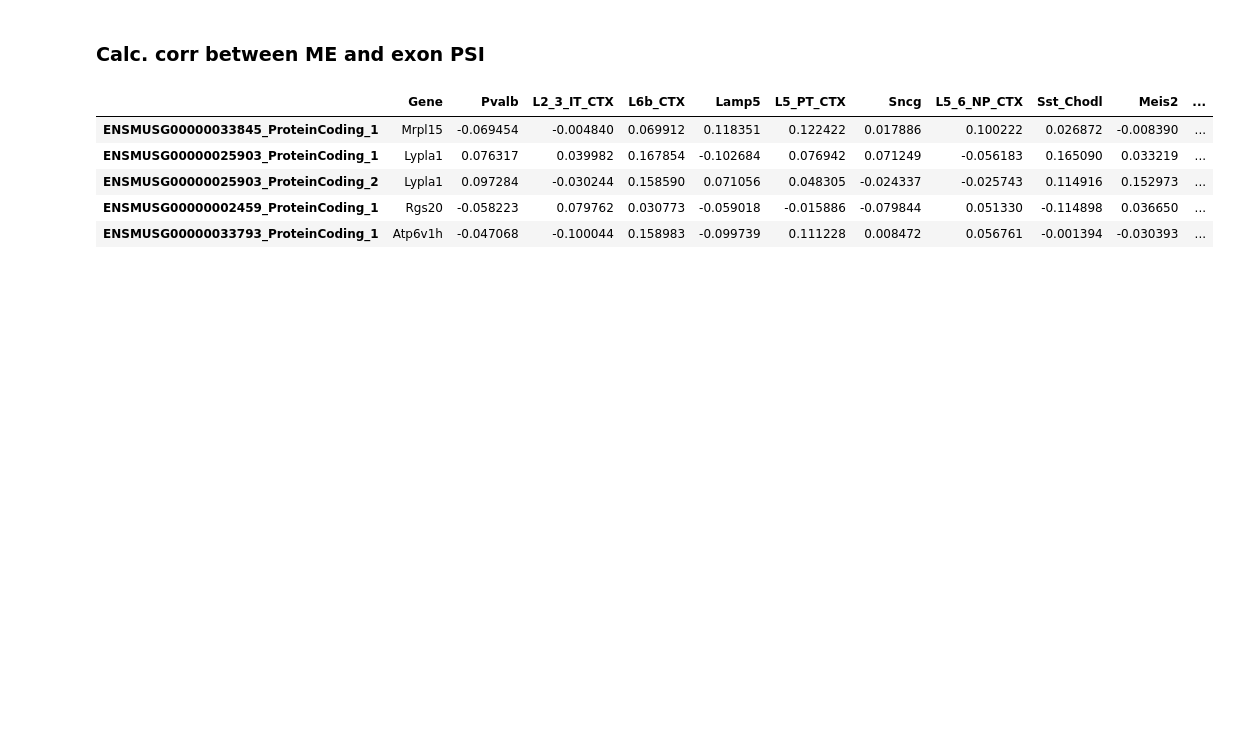
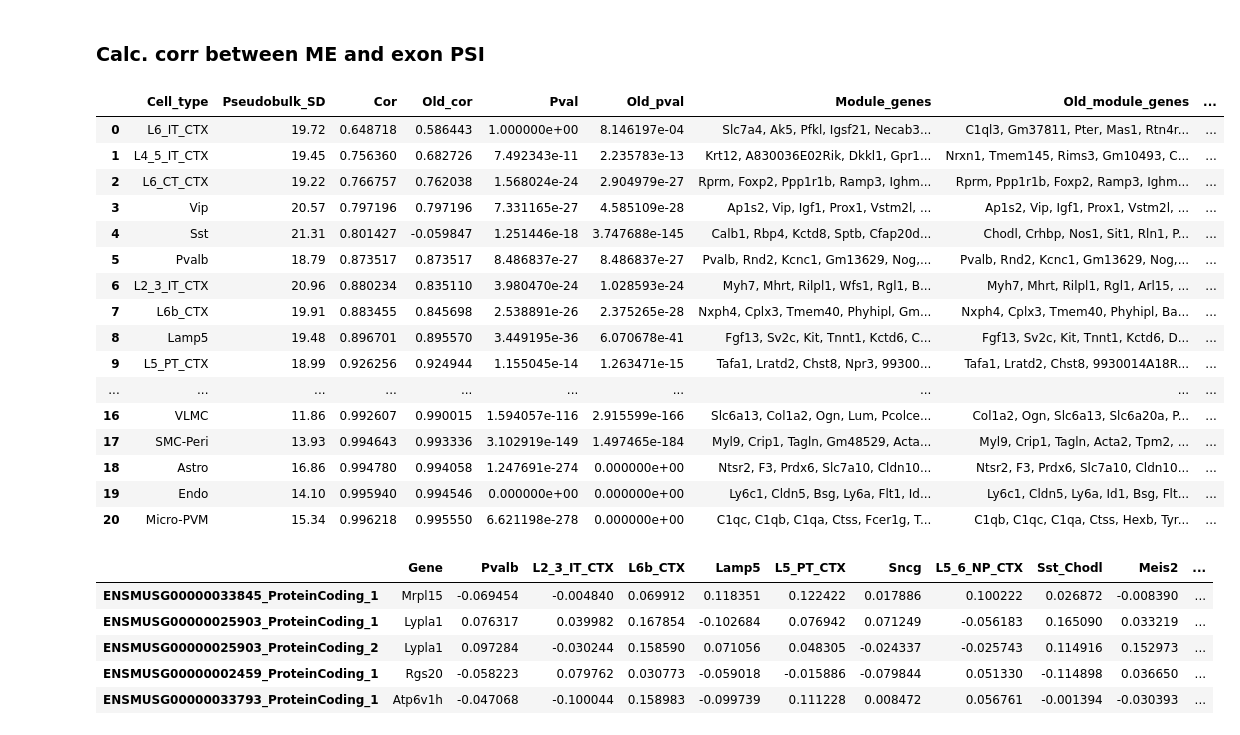
Before and after one commit to reliscu/pseudobulk_splicing_yao_2021_ACA_MOp_VISp, a Jupyter notebook: 10_calc_PSI_vs_ME_corr.ipynb, the cells around one changed output. Cells and saved outputs as stored; diff of their text form; code cells hidden in the pictures; blank space fills up the shorter version.

```diff
--- a/10_calc_PSI_vs_ME_corr.ipynb
+++ b/10_calc_PSI_vs_ME_corr.ipynb
@@ -53,6 +57,26 @@ psi_anno
 
 mask = ~(top_qval_mods_df['Old_cor'] < .8)
 top_qval_mods_df = top_qval_mods_df.loc[mask, :]
+# %%
+top_qval_mods_df
+# %% [output]
+|  | Cell_type | Pseudobulk_SD | Cor | Old_cor | Pval | Old_pval | Module_genes | Old_module_genes | ... |
+| 0 | L6_IT_CTX | 19.72 | 0.648718 | 0.586443 | 1.000000e+00 | 8.146197e-04 | Slc7a4, Ak5, Pfkl, Igsf21, Necab3... | C1ql3, Gm37811, Pter, Mas1, Rtn4r... | ... |
+| 1 | L4_5_IT_CTX | 19.45 | 0.756360 | 0.682726 | 7.492343e-11 | 2.235783e-13 | Krt12, A830036E02Rik, Dkkl1, Gpr1... | Nrxn1, Tmem145, Rims3, Gm10493, C... | ... |
+| 2 | L6_CT_CTX | 19.22 | 0.766757 | 0.762038 | 1.568024e-24 | 2.904979e-27 | Rprm, Foxp2, Ppp1r1b, Ramp3, Ighm... | Rprm, Ppp1r1b, Foxp2, Ramp3, Ighm... | ... |
+| 3 | Vip | 20.57 | 0.797196 | 0.797196 | 7.331165e-27 | 4.585109e-28 | Ap1s2, Vip, Igf1, Prox1, Vstm2l, ... | Ap1s2, Vip, Igf1, Prox1, Vstm2l, ... | ... |
+| 4 | Sst | 21.31 | 0.801427 | -0.059847 | 1.251446e-18 | 3.747688e-145 | Calb1, Rbp4, Kctd8, Sptb, Cfap20d... | Chodl, Crhbp, Nos1, Sit1, Rln1, P... | ... |
+| 5 | Pvalb | 18.79 | 0.873517 | 0.873517 | 8.486837e-27 | 8.486837e-27 | Pvalb, Rnd2, Kcnc1, Gm13629, Nog,... | Pvalb, Rnd2, Kcnc1, Gm13629, Nog,... | ... |
+| 6 | L2_3_IT_CTX | 20.96 | 0.880234 | 0.835110 | 3.980470e-24 | 1.028593e-24 | Myh7, Mhrt, Rilpl1, Wfs1, Rgl1, B... | Myh7, Mhrt, Rilpl1, Rgl1, Arl15, ... | ... |
+| 7 | L6b_CTX | 19.91 | 0.883455 | 0.845698 | 2.538891e-26 | 2.375265e-28 | Nxph4, Cplx3, Tmem40, Phyhipl, Gm... | Nxph4, Cplx3, Tmem40, Phyhipl, Ba... | ... |
+| 8 | Lamp5 | 19.48 | 0.896701 | 0.895570 | 3.449195e-36 | 6.070678e-41 | Fgf13, Sv2c, Kit, Tnnt1, Kctd6, C... | Fgf13, Sv2c, Kit, Tnnt1, Kctd6, D... | ... |
+| 9 | L5_PT_CTX | 18.99 | 0.926256 | 0.924944 | 1.155045e-14 | 1.263471e-15 | Tafa1, Lratd2, Chst8, Npr3, 99300... | Tafa1, Lratd2, Chst8, 9930014A18R... | ... |
+| ... | ... | ... | ... | ... | ... | ... | ... | ... | ... |
+| 16 | VLMC | 11.86 | 0.992607 | 0.990015 | 1.594057e-116 | 2.915599e-166 | Slc6a13, Col1a2, Ogn, Lum, Pcolce... | Col1a2, Ogn, Slc6a13, Slc6a20a, P... | ... |
+| 17 | SMC-Peri | 13.93 | 0.994643 | 0.993336 | 3.102919e-149 | 1.497465e-184 | Myl9, Crip1, Tagln, Gm48529, Acta... | Myl9, Crip1, Tagln, Acta2, Tpm2, ... | ... |
+| 18 | Astro | 16.86 | 0.994780 | 0.994058 | 1.247691e-274 | 0.000000e+00 | Ntsr2, F3, Prdx6, Slc7a10, Cldn10... | Ntsr2, F3, Prdx6, Slc7a10, Cldn10... | ... |
+| 19 | Endo | 14.10 | 0.995940 | 0.994546 | 0.000000e+00 | 0.000000e+00 | Ly6c1, Cldn5, Bsg, Ly6a, Flt1, Id... | Ly6c1, Cldn5, Ly6a, Id1, Bsg, Flt... | ... |
+| 20 | Micro-PVM | 15.34 | 0.996218 | 0.995550 | 6.621198e-278 | 0.000000e+00 | C1qc, C1qb, C1qa, Ctss, Fcer1g, T... | C1qb, C1qc, C1qa, Ctss, Hexb, Tyr... | ... |
 # %%
 corr_df = pd.DataFrame(
     columns=["Gene"] + top_qval_mods_df['Cell_type'].tolist(),
```
Also changed, not shown: parts of 1 cell of this notebook, 12 other files.
